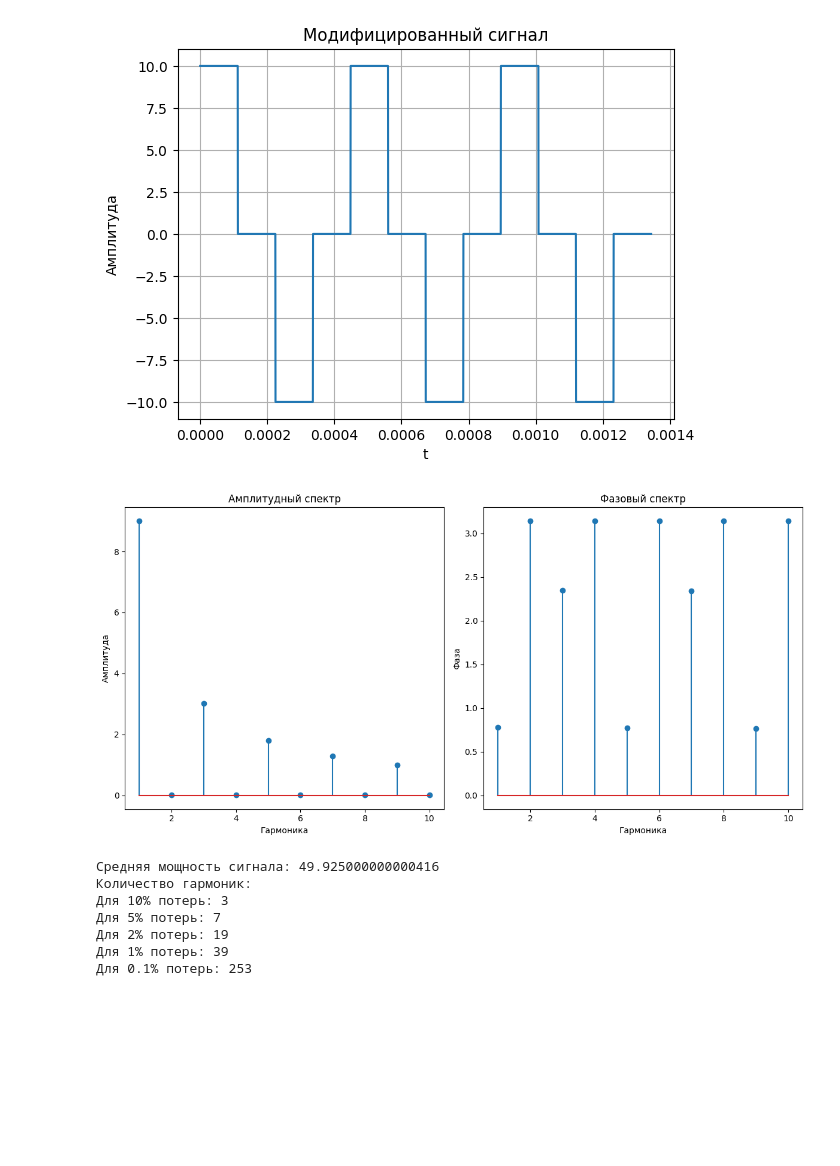
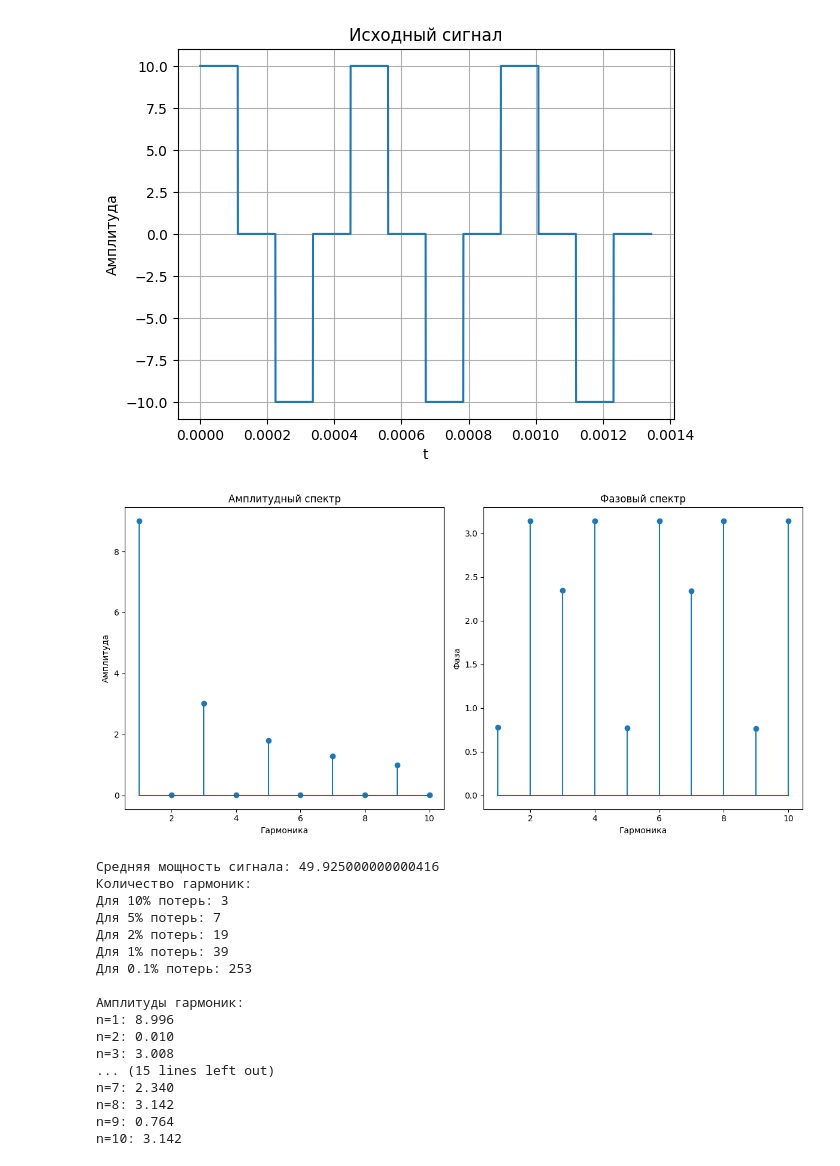
Before and after one commit to chudopalovba/KFU_6_SEM, a Jupyter notebook: Сигналы/lab_2/lab_2.ipynb, the cells around one changed output. Cells and saved outputs as stored; diff of their text form; code cells hidden in the pictures; blank space fills up the shorter version.

```diff
--- a/Сигналы/lab_2/lab_2.ipynb
+++ b/Сигналы/lab_2/lab_2.ipynb
@@ -2,30 +2,28 @@
 import numpy as np
 import matplotlib.pyplot as plt
 
-t = 112 * (10 ** (-6))  # 112 microseconds
-T = 4 * t               # 224 microseconds (full period)
-Emax = 10               # Maximum amplitude
-w = 2 * np.pi / T       # Angular frequency
+t = 112 * (10 ** (-6))
+T = 4 * t
+Emax = 10
+w = 2 * np.pi / T
 
 def modified_rectangular_signal(x):
-    # Normalize x to be within the range [0, T)
     while x > T:
         x -= T
     while x < 0:
         x += T
 
-    # Calculate quarter period
     quarter = T / 4
 
-    # Determine signal value based on which quarter of the period we're in
+
     if 0 <= x < quarter:
-        return Emax                 # First quarter: Emax
+        return Emax
     elif quarter <= x < 2 * quarter:
-        return 0                    # Second quarter: 0
+        return 0
     elif 2 * quarter <= x < 3 * quarter:
-        return -Emax                # Third quarter: -Emax
-    else:  # 3 * quarter <= x < T
-        return 0                    # Fourth quarter: 0
+        return -Emax
+    else:
+        return 0
 
 # Функция для расчета коэффициентов Фурье
 def func_a_0():
@@ -75,7 +73,7 @@ x_values = np.linspace(0, 3 * T, 5000)
 y_values = [modified_rectangular_signal(x) for x in x_values]
 
 plt.plot(x_values, y_values)
-plt.title("Модифицированный сигнал")
+plt.title("Исходный сигнал")
 plt.xlabel("t")
 plt.ylabel("Амплитуда")
 plt.grid(True)
@@ -142,35 +140,44 @@ for i in range(500):
     break
 for i in range(500):
   if P_final[i] <= 0.1:
     n_chart.append(i + 1)
     break
 
 print("Количество гармоник:")
 print(f"Для 10% потерь: {n_chart[0]}")
 print(f"Для 5% потерь: {n_chart[1]}")
 print(f"Для 2% потерь: {n_chart[2]}")
 print(f"Для 1% потерь: {n_chart[3]}")
 print(f"Для 0.1% потерь: {n_chart[4]}")
 
-# Визуализация апроксимированных сигналов
+print("\nАмплитуды гармоник:")
+for i in range(10):
+    print(f"n={i+1}: {amplitudes[i]:.3f}")
+
+print("\nФазы гармоник:")
+for i in range(10):
+    print(f"n={i+1}: {phases[i]:.3f}")
+
+
+
 for idx in range(5):
   s_values = []
   for i in x_values:
     s = 0
     for n in range(1, n_chart[idx] + 1):
       s += a_n[n-1] * np.cos(n * w * i) + b_n[n-1] * np.sin(n * w * i)
     s += func_a_0() / 2
     s_values.append(s)
 
   plt.figure()
   plt.plot(x_values, s_values)
   plt.title(f"Апроксимированный сигнал с {n_chart[idx]} гармониками")
   plt.xlabel("t")
   plt.ylabel("Амплитуда")
   plt.grid(True)
   plt.show()
 # %% [output]
-[figure, old version]
+[figure, new version]
 [figure]
 Средняя мощность сигнала: 49.925000000000416
 Количество гармоник:
@@ -179,6 +186,16 @@ for idx in range(5):
 Для 2% потерь: 19
 Для 1% потерь: 39
 Для 0.1% потерь: 253
+
+Амплитуды гармоник:
+n=1: 8.996
+n=2: 0.010
+n=3: 3.008
+... (15 lines left out)
+n=7: 2.340
+n=8: 3.142
+n=9: 0.764
+n=10: 3.142
 [figure]
 [figure]
 [figure]
```
Also changed, not shown: 4 other files.
